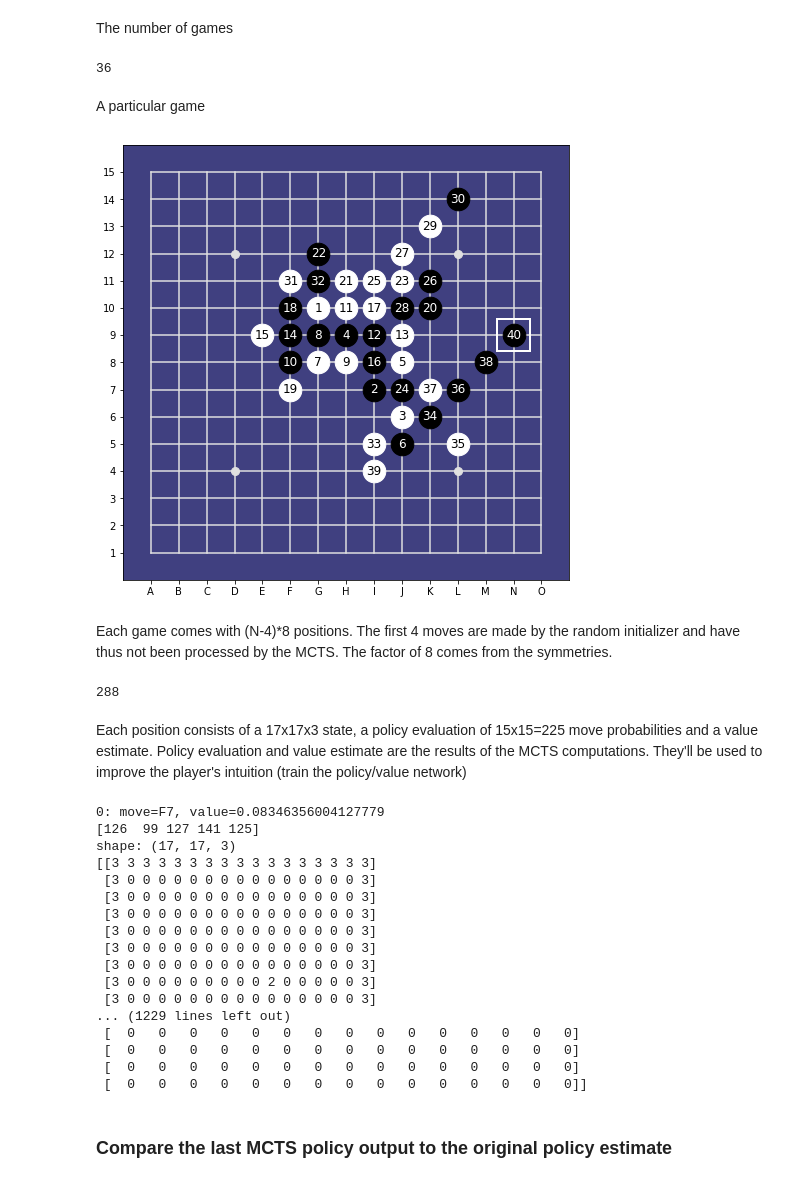
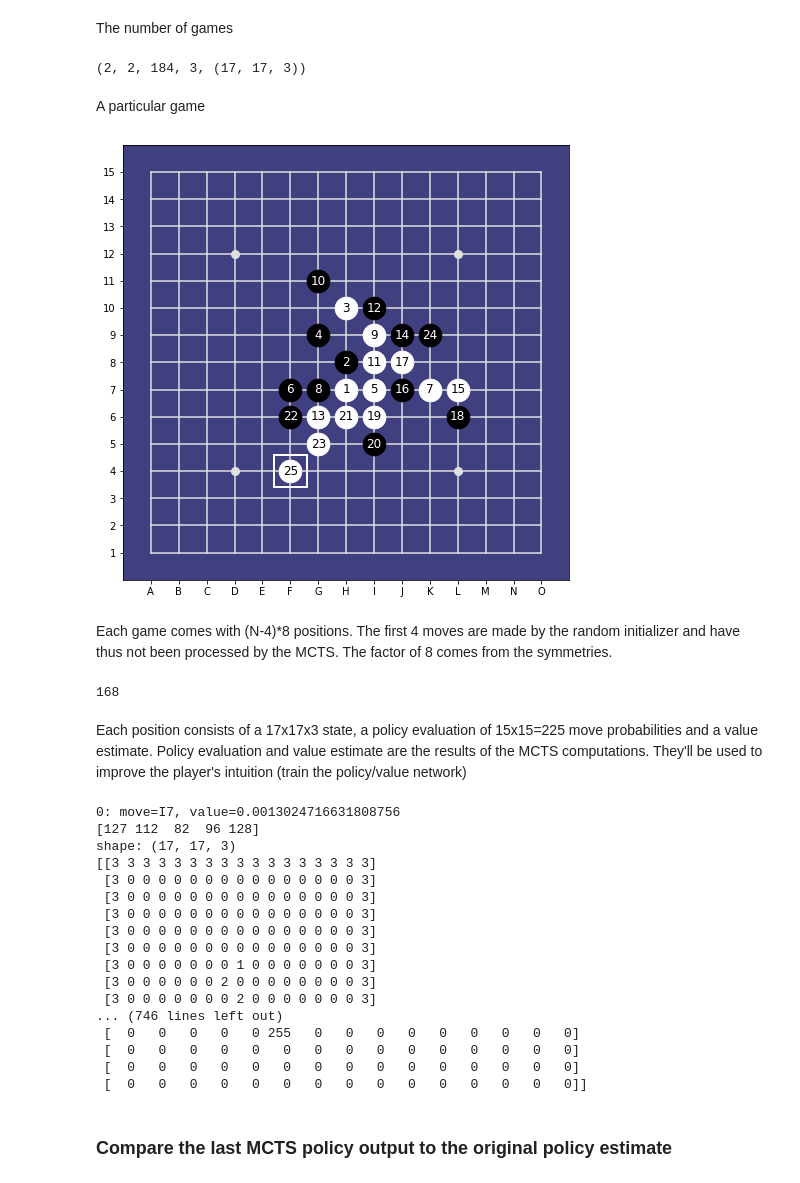
Before and after one commit to Project-Ellie/DeepGomoku, a Jupyter notebook: notebooks/Parallel_Selfplay.ipynb, the cells around one changed output. Drawn from its saved outputs; the diff is of its cells as text; code cells hidden in the pictures.

```diff
--- a/notebooks/Parallel_Selfplay.ipynb
+++ b/notebooks/Parallel_Selfplay.ipynb
@@ -24,13 +25,13 @@ rctx = ray.init(ignore_reinit_error=True)
 params = MctsParams(
     cpuct = 1.0,
     num_simulations=100,
-    model_threshold=.2)
+    advice_cutoff=.2)
 
 # Number of self-play workers
-N_SP = 8
+N_SP = 2
 
 # Number of policy workers
-N_P = 8
+N_P = 1
 
 rbi = RandomBoardInitializer(BOARD_SIZE, 4, 5, 9, 5, 9)
 game = GomokuGame(BOARD_SIZE, rbi)
@@ -74,7 +57,7 @@ These are all symmetries of all tuples $(s, p, v)$, like (state: 17x17x3, policy
 ### Skip this section if you want to write into files
 ---
 # %%
-res = selfplay_pool.map(lambda a, _: a.observe_trajectory.remote(), range(36))
+res = selfplay_pool.map(lambda a, _: a.observe_trajectory.remote(), range(2))
 # %%
 with Timer(verbose=True):
     res = [t for t in res]
@@ -102,28 +74,25 @@ elapsed time: 1406462.330618 ms
 # Validate the result
 # %% [markdown]
 The number of games
-# %%
-len(res)
-# %% [output]
-36
+# %%
+len(res), len(res[0]), len(res[0][0]), len(res[0][0][0]), res[0][0][0][0].shape
+# %% [output]
+(2, 2, 184, 3, (17, 17, 3))
 # %% [markdown]
 A particular game
-# %%
-examples, stones = res[3]
-from alphazero.mpl_board import MplBoard as LegacyBoard
-from alphazero.gomoku_board import GomokuBoard
-the_board = GomokuBoard(15, stones)
-stones_str = "".join([f"{the_board.Stone(i)}" for i in stones])
-db = LegacyBoard(15, stones=stones_str, disp_width=8)
-db.display();
-# %% [output]
-[figure, removed]
+# %%
+from aegomoku.utils import analyse_board
+
+examples, stones = res[1]
+analyse_board(BOARD_SIZE, stones, policy=None)
+# %% [output]
+[figure, added]
 # %% [markdown]
 Each game comes with (N-4)*8 positions. The first 4 moves are made by the random initializer and have thus not been processed by the MCTS. The factor of 8 comes from the symmetries.
 # %%
 len(examples)
 # %% [output]
-288
+168
 # %% [markdown]
 Each position consists of a 17x17x3 state, a policy evaluation of 15x15=225 move probabilities and a value estimate. Policy evaluation and value estimate are the results of the MCTS computations. They'll be used to improve the player's intuition (train the policy/value network)
 # %%
@@ -131,7 +100,7 @@ last_state = None
 for i in range(len(examples) // 8):
     s, p, v = examples[i*8+7]
     s_ = np.array(stones[:i+4+1], dtype=np.uint8)
-    print(f"{i}: move={the_board.Stone(int(s_[-1]))}, value={v}")
+    print(f"{i}: move={GomokuBoard(15).Stone(int(s_[-1]))}, value={v}")
     print(s_)
     gt.print_channels(s)
     p_ = (255 * np.array(p)).astype(np.uint8)
@@ -141,8 +110,8 @@ for i in range(len(examples) // 8):
     print()
     last_state = s
 # %% [output]
-0: move=F7, value=0.08346356004127779
-[126  99 127 141 125]
+0: move=I7, value=0.0013024716631808756
+[127 112  82  96 128]
 shape: (17, 17, 3)
 [[3 3 3 3 3 3 3 3 3 3 3 3 3 3 3 3 3]
  [3 0 0 0 0 0 0 0 0 0 0 0 0 0 0 0 3]
@@ -150,11 +119,11 @@ shape: (17, 17, 3)
  [3 0 0 0 0 0 0 0 0 0 0 0 0 0 0 0 3]
  [3 0 0 0 0 0 0 0 0 0 0 0 0 0 0 0 3]
  [3 0 0 0 0 0 0 0 0 0 0 0 0 0 0 0 3]
- [3 0 0 0 0 0 0 0 0 0 0 0 0 0 0 0 3]
- [3 0 0 0 0 0 0 0 0 0 2 0 0 0 0 0 3]
- [3 0 0 0 0 0 0 0 0 0 0 0 0 0 0 0 3]
-... (1229 lines left out)
- [  0   0   0   0   0   0   0   0   0   0   0   0   0   0   0]
+ [3 0 0 0 0 0 0 0 1 0 0 0 0 0 0 0 3]
+ [3 0 0 0 0 0 0 2 0 0 0 0 0 0 0 0 3]
+ [3 0 0 0 0 0 0 0 2 0 0 0 0 0 0 0 3]
+... (746 lines left out)
+ [  0   0   0   0   0 255   0   0   0   0   0   0   0   0   0]
  [  0   0   0   0   0   0   0   0   0   0   0   0   0   0   0]
  [  0   0   0   0   0   0   0   0   0   0   0   0   0   0   0]
  [  0   0   0   0   0   0   0   0   0   0   0   0   0   0   0]]
```
Also changed, not shown: parts of 17 cells of this notebook, 46 other files.
